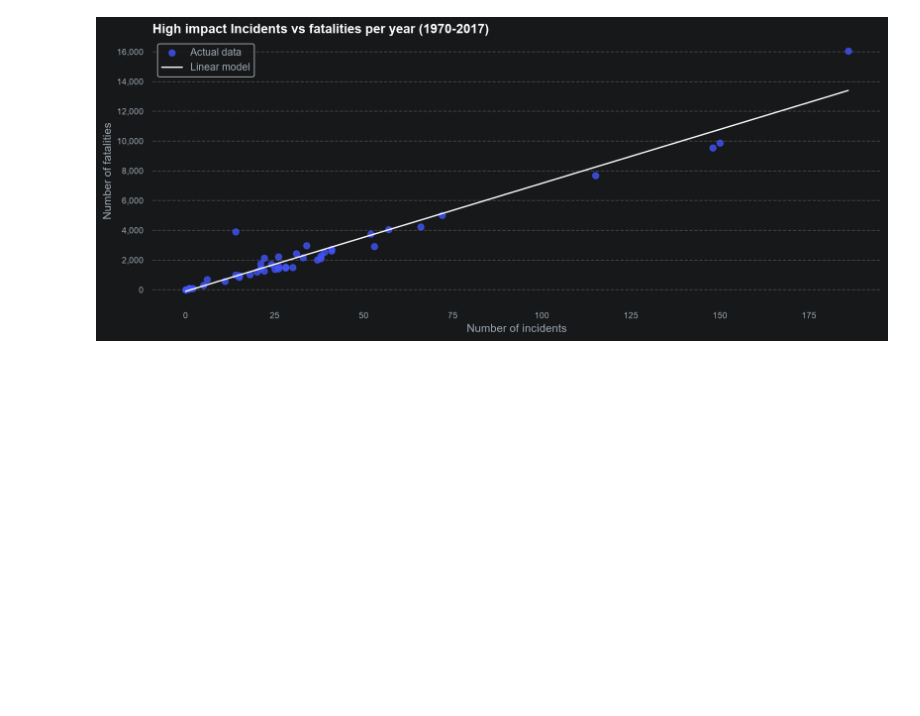
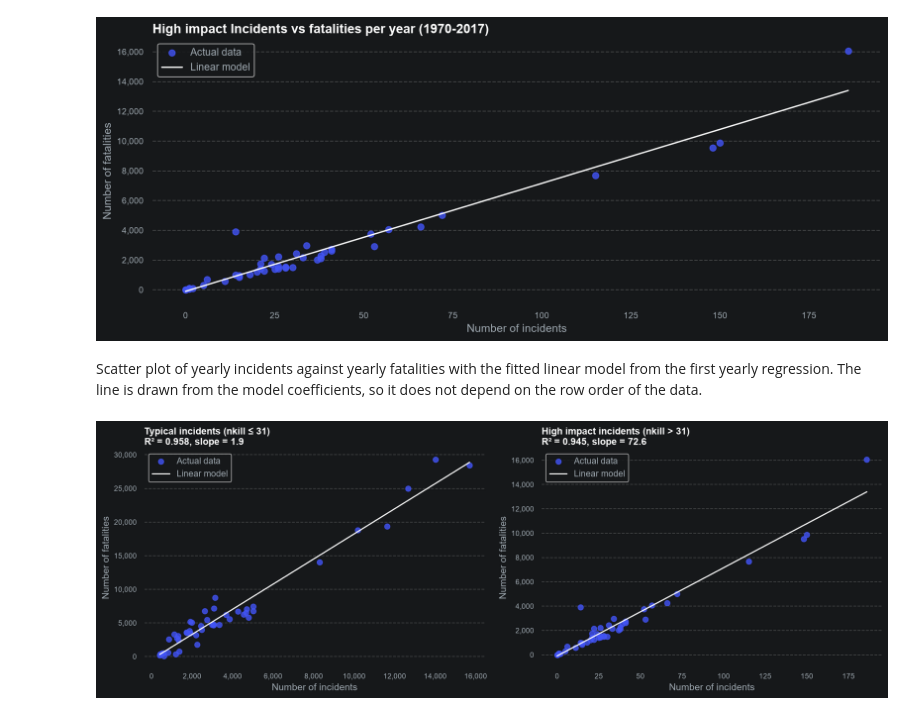
Before and after one commit to Olha-Kes/terrorism_hotspots, a Jupyter notebook: notebooks/eda_terrorism_hotspots.ipynb, the cells around one changed output. Saved outputs shown, nothing was run; the diff lists cells and outputs as text; code cells hidden in the pictures; blank space fills up the shorter version.

Commit message:
EDA — Incidents vs Casualties: add plots and edit conlusions

```diff
--- a/notebooks/eda_terrorism_hotspots.ipynb
+++ b/notebooks/eda_terrorism_hotspots.ipynb
@@ -723,3 +725,33 @@ fig.savefig(output_dir / "Linear model.png", dpi=300)
 plt.show()
 # %% [output]
 [figure]
+# %% [markdown]
+Scatter plot of yearly incidents against yearly fatalities with the fitted linear model from the first yearly regression. The line is drawn from the model coefficients, so it does not depend on the row order of the data.
+# %%
+panels = [
+    ("Typical incidents (nkill ≤ 31)", yearly, res_year_sum),
+    ("High impact incidents (nkill > 31)", high_impact_incidents_yearly, outliers_res_year_sum)
+]
+
+fig, axes = plt.subplots(1, 2, figsize=(14, 5), sharey=False)
+
+for ax, (title, data, res) in zip(axes, panels):
+    d = data.dropna(subset=["count", "nkill_sum"])
+    xs = np.linspace(d["count"].min(), d["count"].max(), 100)
+
+    ax.scatter(d["count"], d["nkill_sum"], alpha=0.8, s=45, label="Actual data")
+    ax.plot(xs, res.params["const"] + res.params["count"] * xs,
+            color="#ffffff", label="Linear model")
+    ax.set_xlabel("Number of incidents")
+    ax.set_ylabel("Number of fatalities")
+    ax.set_title(f"{title}\nR² = {res.rsquared:.3f}, slope = {res.params['count']:.1f}",
+             loc="left", fontsize=12, fontweight="bold")
+    ax.legend()
+    fmt_axis(ax, axis="x")
+    fmt_axis(ax, axis="y")
+
+plt.tight_layout()
+fig.savefig(output_dir / "Linear model typical vs high impact.png", dpi=300)
+plt.show()
+# %% [output]
+[figure, added]
```
Also changed, not shown: parts of 12 cells of this notebook, 4 other files.
